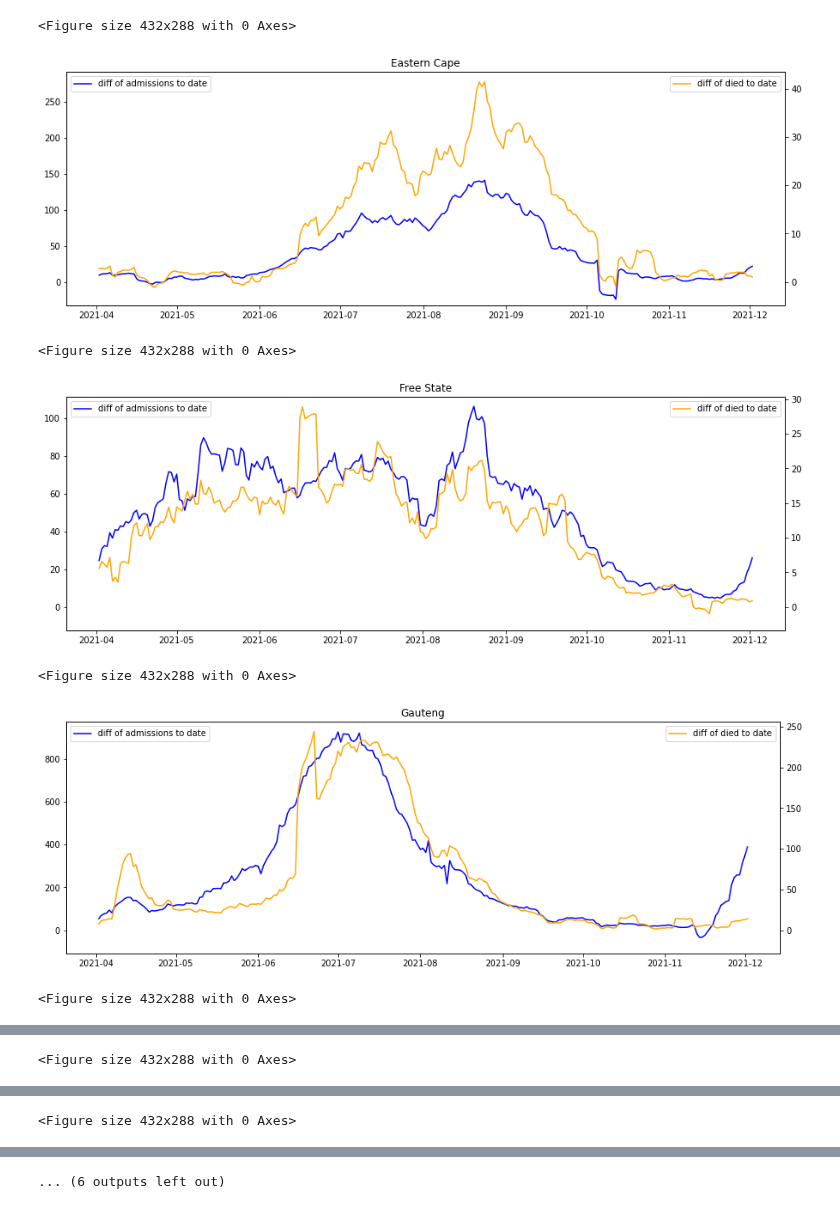
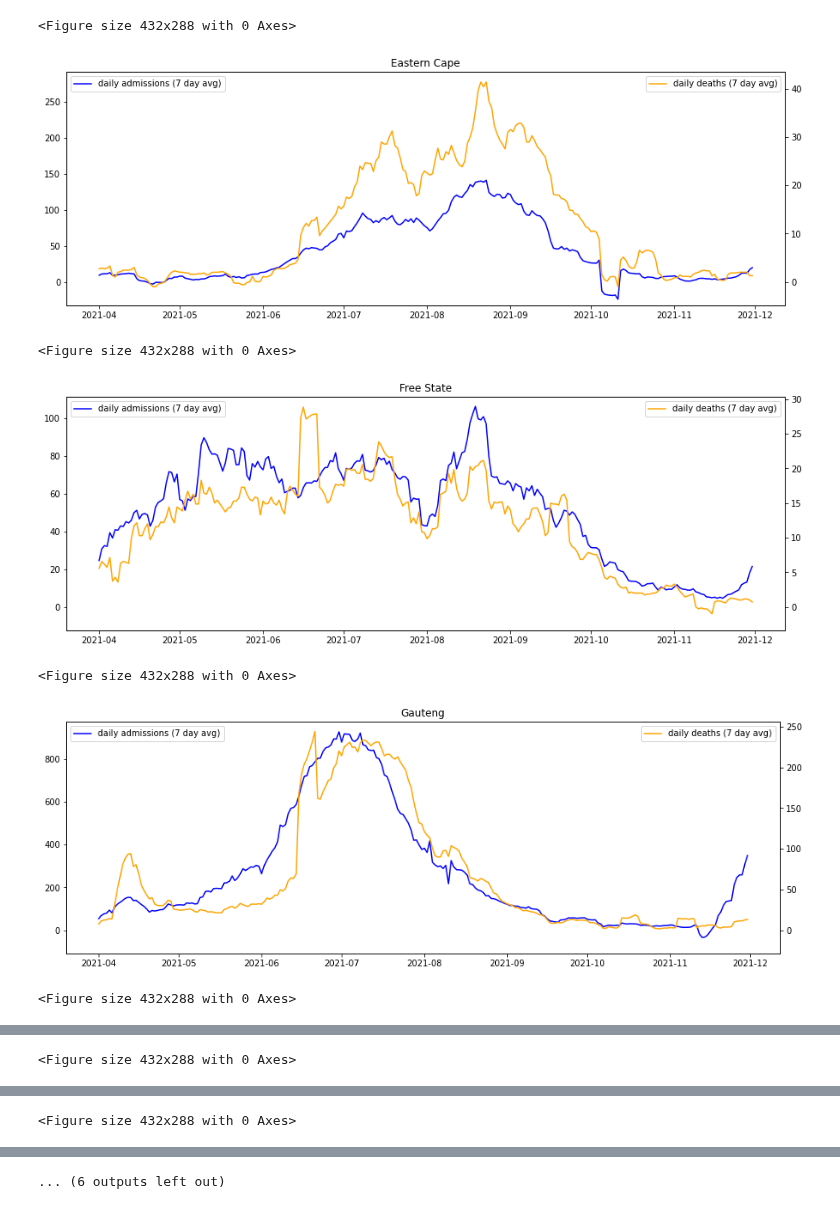
Before and after one commit to nicfreeman1209/covid-19, a Jupyter notebook: South Africa O/alex/graphs.ipynb, the cells around one changed output, grey strips where cells are left out. Drawn from its saved outputs; the diff is of its cells as text; code cells hidden in the pictures.

Commit message:
Update graphs.ipynb
conv

```diff
--- a/South Africa O/alex/graphs.ipynb
+++ b/South Africa O/alex/graphs.ipynb
@@ -26,53 +29,55 @@ def N_avg(a, N=7):
     # hard edged convolution into past, preserve len(a) by nan-ing
     b = np.zeros(len(a))
     for i in range(N-1):
         b[i] = np.nan
     for i in range(N-1,len(a),1):
         b[i] = np.mean(a[i-N+1:i+1])
     return b
 
+xs = []
+y_admiss = {}
+y_died = {}
+
 for province in provinces:
-    x = []
-    y_admiss_cum = []
-    y_admiss_ = []
-    y_died_cum = []
+    xs = []
+    _y_admiss_cum = []
+    _y_died_cum = []
     for date, _d in data.items():
         if date=="2020-05-25" or date=="2020-05-24" or date=="2021-11-23":
             continue
         d = data[date][province]
         x_date = datetime.datetime.strptime(date, '%Y-%m-%d')
         if x_date > endDate or x_date < startDate:
             continue
         if not "Admissions in Previous Day" in d.keys():
             continue
-        y_admiss_cum.append(d["Admissions to Date"])
-        y_admiss_.append(d["Admissions in Previous Day"])
-        y_died_cum.append(d["Died to Date"])
-        x.append(x_date)
+        _y_admiss_cum.append(d["Admissions to Date"])
+        _y_died_cum.append(d["Died to Date"])
+        xs.append(x_date)
 
-    y_admiss = np.flip(np.diff(np.flip(y_admiss_cum)))
-    y_admiss = np.append(y_admiss, np.nan)
-    y_died = np.flip(np.diff(np.flip(y_died_cum)))
-    y_died = np.append(y_died, np.nan)
-    #x = x[:-1]
+    _y_admiss = np.flip(np.diff(np.flip(_y_admiss_cum)))
+    _y_died = np.flip(np.diff(np.flip(_y_died_cum)))
+
+    y_admiss[province] = np.flip(N_avg(_y_admiss)[7:])
+    y_died[province] = np.flip(N_avg(_y_died)[7:])
+    xs = np.flip(xs[8:])
 
     plt.clf()
     fig, ax1 = plt.subplots(1,1, figsize=(15,5))
     ax2 = ax1.twinx()
-    #plt.plot(x,N_avg(y_admiss_), label="admissions on previous day")
-    ax1.plot(x,N_avg(y_admiss), label="diff of admissions to date", color="blue")
-    ax2.plot(x,N_avg(y_died), label="diff of died to date", color="orange")
+    ax1.plot(xs, y_admiss[province], label="daily admissions (7 day avg)", color="blue")
+    ax2.plot(xs, y_died[province], label="daily deaths (7 day avg)", color="orange")
     plt.title(province)
     ax1.legend(loc="upper left")
     ax2.legend(loc="upper right")
     mpl_axes_aligner.align.yaxes(ax1, 0, ax2, 0, 0.1)
-    plt.savefig(province+".png", bbox_inches='tight', facecolor='white', transparent=False)
+    #plt.savefig(province+"_raw.png", bbox_inches='tight', facecolor='white', transparent=False)
     plt.show()
 # %% [output]
 <Figure size 432x288 with 0 Axes>
-[figure, old version]
+[figure, new version]
 <Figure size 432x288 with 0 Axes>
-[figure, old version]
+[figure, new version]
 <Figure size 432x288 with 0 Axes>
-[figure, old version]
+[figure, new version]
 <Figure size 432x288 with 0 Axes>
```
Also changed, not shown: parts of 6 cells of this notebook.
